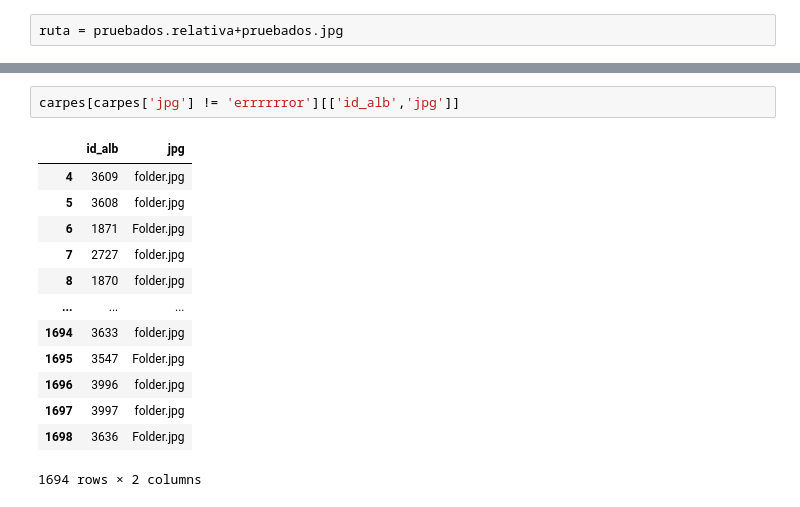
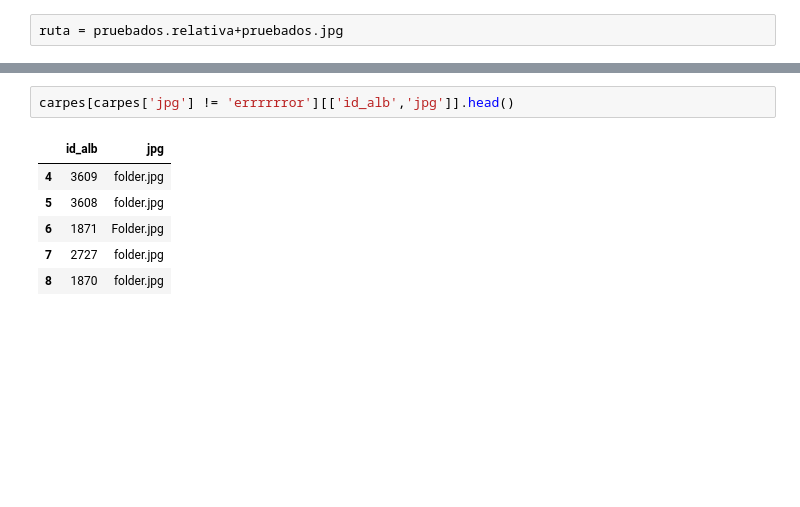
Before and after one commit to emarfer/musicable, a Jupyter notebook: notebooks_pruebas/18_búsqueda_fotos.ipynb, the cells around one changed output, grey strips where cells are left out. Saved outputs shown, nothing was run; the diff lists cells and outputs as text; blank space fills up the shorter version.

```diff
--- a/notebooks_pruebas/18_búsqueda_fotos.ipynb
+++ b/notebooks_pruebas/18_búsqueda_fotos.ipynb
@@ -200,17 +193,10 @@ im.show()
 # %%
-carpes[carpes['jpg'] != 'errrrrror'][['id_alb','jpg']]
+carpes[carpes['jpg'] != 'errrrrror'][['id_alb','jpg']].head()
 # %% [output]
 |  | id_alb | jpg |
 | 4 | 3609 | folder.jpg |
 | 5 | 3608 | folder.jpg |
 | 6 | 1871 | Folder.jpg |
 | 7 | 2727 | folder.jpg |
 | 8 | 1870 | folder.jpg |
-| ... | ... | ... |
-| 1694 | 3633 | folder.jpg |
-| 1695 | 3547 | Folder.jpg |
-| 1696 | 3996 | folder.jpg |
-| 1697 | 3997 | folder.jpg |
-| 1698 | 3636 | Folder.jpg |
-1694 rows × 2 columns
 # %%
```
Also changed, not shown: parts of 14 cells of this notebook, 1 other file.
